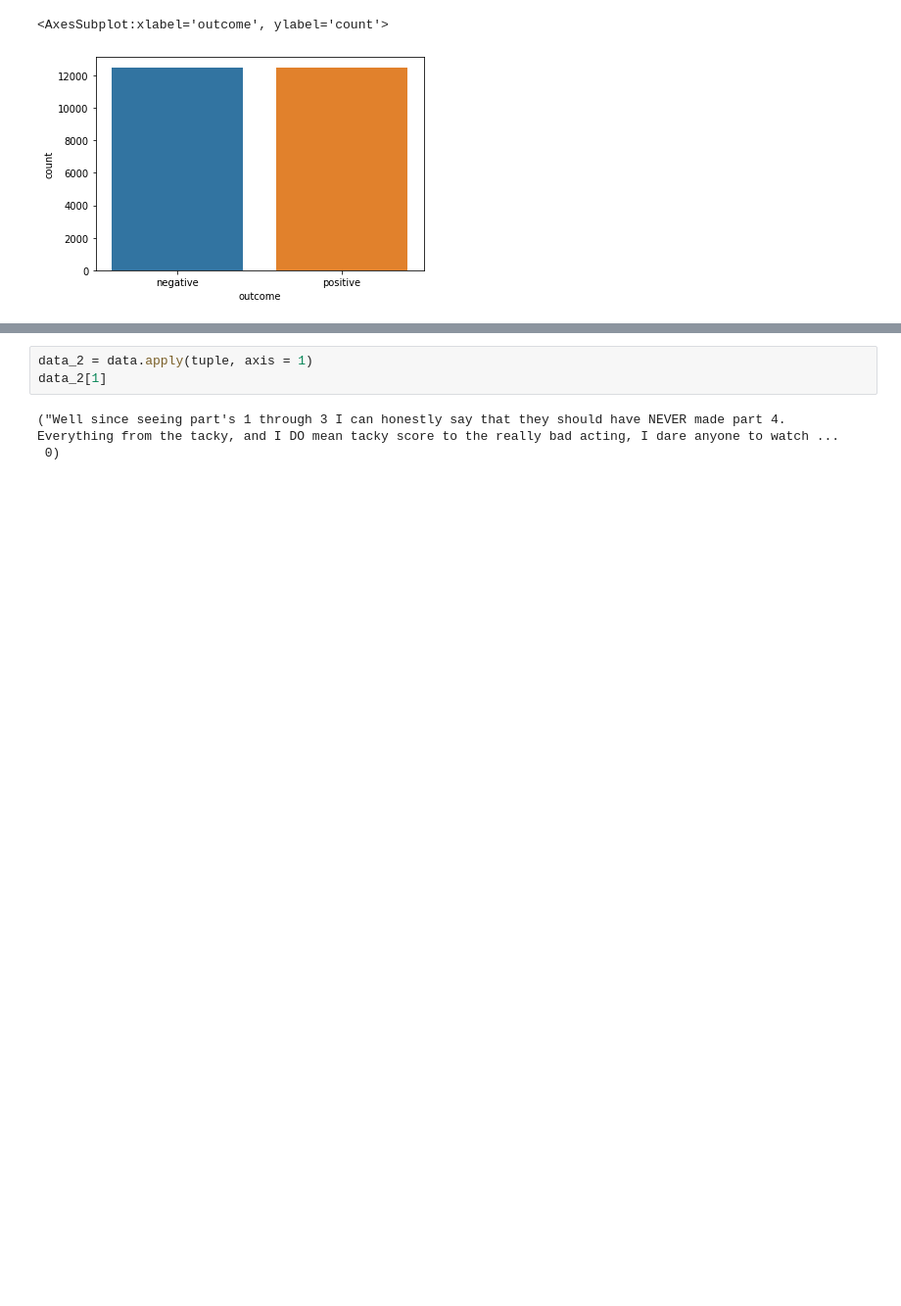
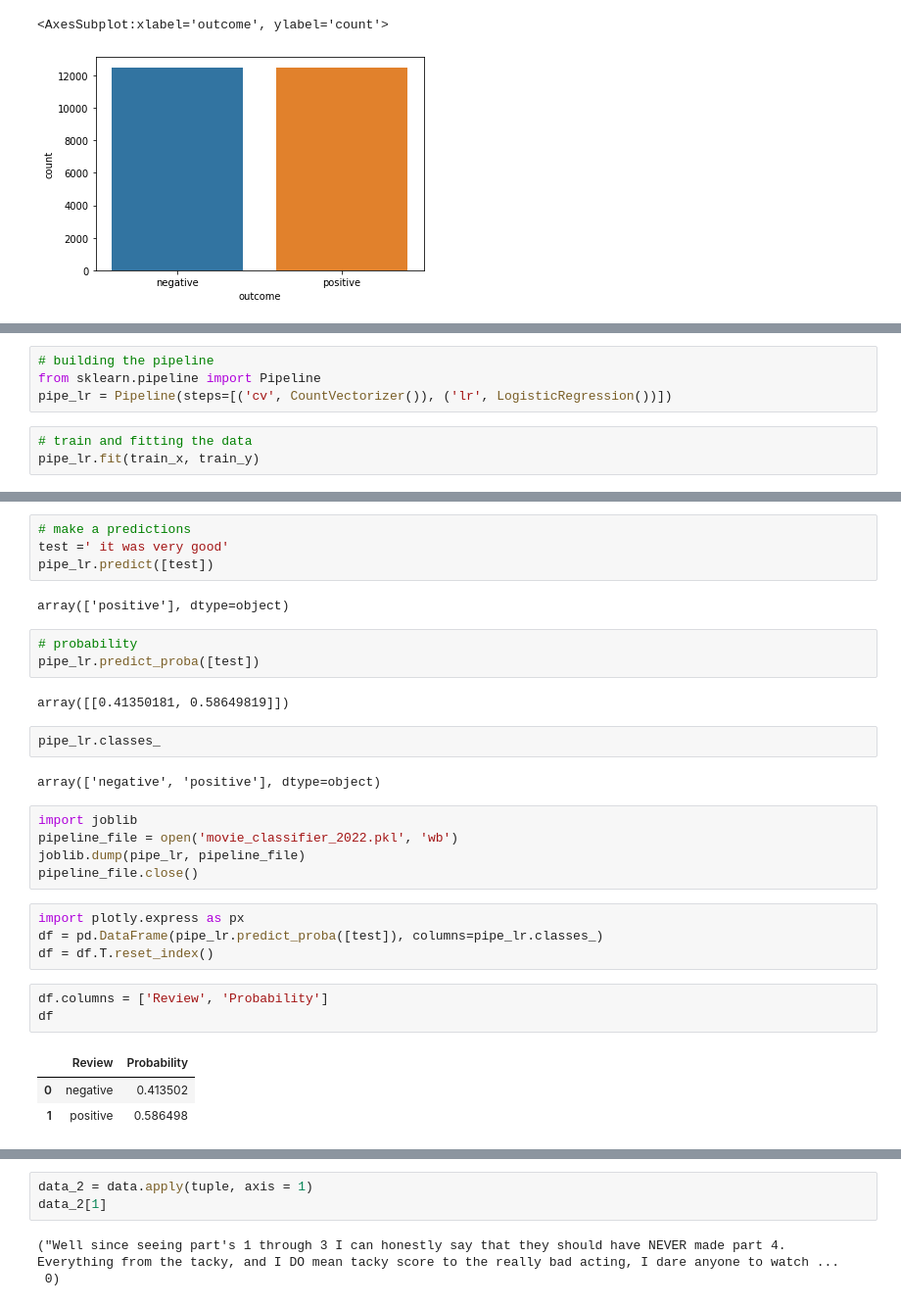
Before and after one commit to Peter5793/Python_coding, a Jupyter notebook: Python_Analysis/Stream_lit/tester.ipynb, the cells around one changed output, grey strips where cells are left out. Shown: that part at 98% size. Cells and saved outputs as stored; diff of their text form; blank space fills up the shorter version.

Commit message:
add transformers, pipeline to the algorithm

```diff
--- a/Python_Analysis/Stream_lit/tester.ipynb
+++ b/Python_Analysis/Stream_lit/tester.ipynb
@@ -58,0 +93,7 @@ The data is balanced since we have an equal number
+# %%
+# building the pipeline
+from sklearn.pipeline import Pipeline
+pipe_lr = Pipeline(steps=[('cv', CountVectorizer()), ('lr', LogisticRegression())])
+# %%
+# train and fitting the data
+pipe_lr.fit(train_x, train_y)
@@ -58,0 +114,31 @@ The data is balanced since we have an equal number
+# %%
+# make a predictions
+test =' it was very good'
+pipe_lr.predict([test])
+# %% [output]
+array(['positive'], dtype=object)
+# %%
+# probability
+pipe_lr.predict_proba([test])
+# %% [output]
+array([[0.41350181, 0.58649819]])
+# %%
+pipe_lr.classes_
+# %% [output]
+array(['negative', 'positive'], dtype=object)
+# %%
+import joblib
+pipeline_file = open('movie_classifier_2022.pkl', 'wb')
+joblib.dump(pipe_lr, pipeline_file)
+pipeline_file.close()
+# %%
+import plotly.express as px
+df = pd.DataFrame(pipe_lr.predict_proba([test]), columns=pipe_lr.classes_)
+df = df.T.reset_index()
+# %%
+df.columns = ['Review', 'Probability']
+df
+# %% [output]
+|  | Review | Probability |
+| 0 | negative | 0.413502 |
+| 1 | positive | 0.586498 |
```
Also changed, not shown: parts of 17 cells of this notebook, 4 other files.
